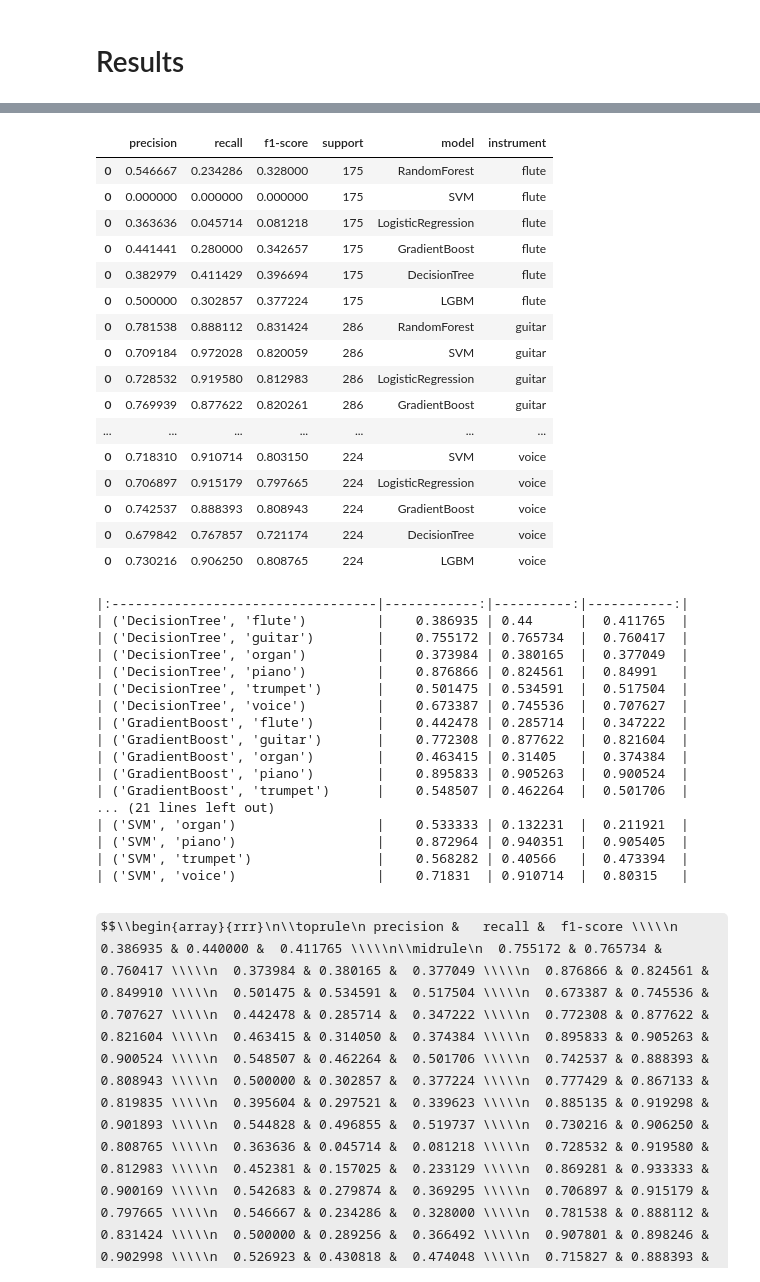
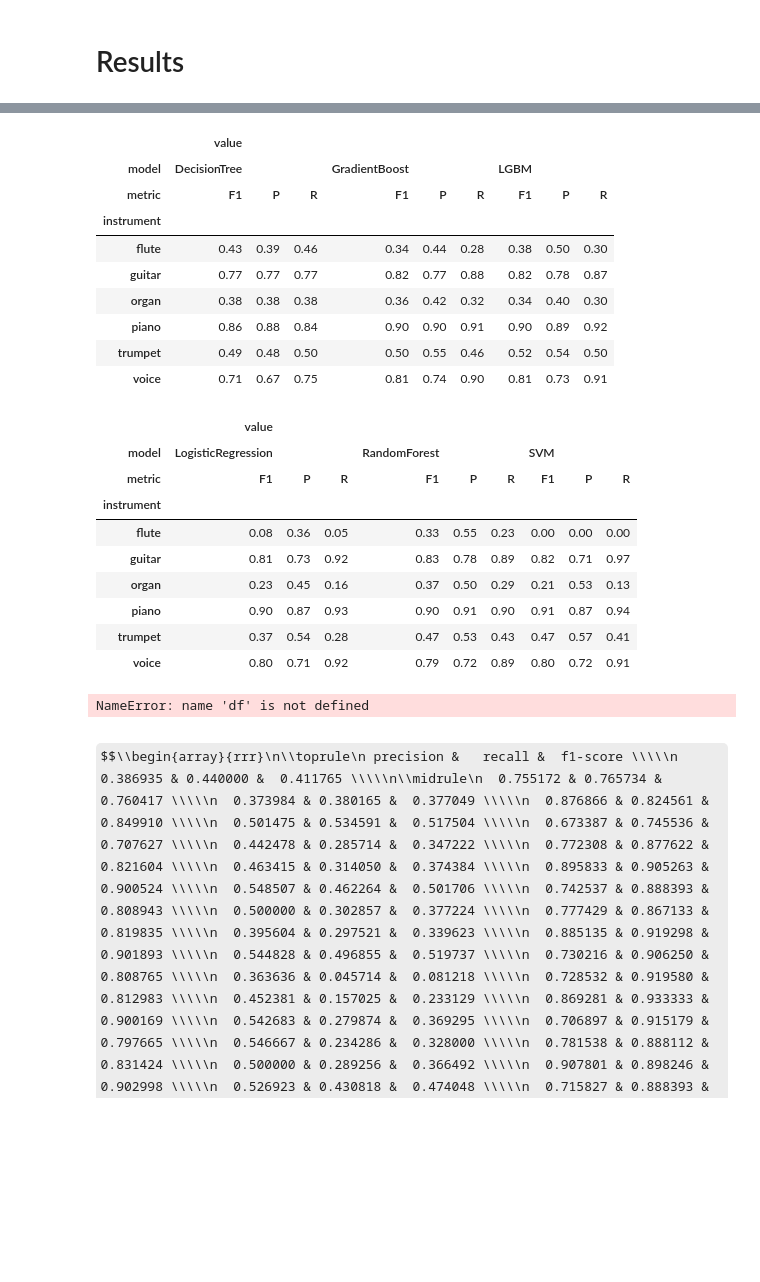
Before and after one commit to LinusOstlund/instrument-detection, a Jupyter notebook: src/jeet-detection.ipynb, the cells around one changed output, grey strips where cells are left out. Drawn from its saved outputs; the diff is of its cells as text; code cells hidden in the pictures; some formulas as TeX source; blank space fills up the shorter version.

```diff
--- a/src/jeet-detection.ipynb
+++ b/src/jeet-detection.ipynb
@@ -454,41 +461,31 @@ df_pivot
-# %%
-df.groupby
-# %% [output]
-|  | precision | recall | f1-score | support | model | instrument |
-| 0 | 0.546667 | 0.234286 | 0.328000 | 175 | RandomForest | flute |
-| 0 | 0.000000 | 0.000000 | 0.000000 | 175 | SVM | flute |
-| 0 | 0.363636 | 0.045714 | 0.081218 | 175 | LogisticRegression | flute |
-| 0 | 0.441441 | 0.280000 | 0.342657 | 175 | GradientBoost | flute |
-| 0 | 0.382979 | 0.411429 | 0.396694 | 175 | DecisionTree | flute |
-| 0 | 0.500000 | 0.302857 | 0.377224 | 175 | LGBM | flute |
-| 0 | 0.781538 | 0.888112 | 0.831424 | 286 | RandomForest | guitar |
-| 0 | 0.709184 | 0.972028 | 0.820059 | 286 | SVM | guitar |
-| 0 | 0.728532 | 0.919580 | 0.812983 | 286 | LogisticRegression | guitar |
-| 0 | 0.769939 | 0.877622 | 0.820261 | 286 | GradientBoost | guitar |
-| ... | ... | ... | ... | ... | ... | ... |
-| 0 | 0.718310 | 0.910714 | 0.803150 | 224 | SVM | voice |
-| 0 | 0.706897 | 0.915179 | 0.797665 | 224 | LogisticRegression | voice |
-| 0 | 0.742537 | 0.888393 | 0.808943 | 224 | GradientBoost | voice |
-| 0 | 0.679842 | 0.767857 | 0.721174 | 224 | DecisionTree | voice |
-| 0 | 0.730216 | 0.906250 | 0.808765 | 224 | LGBM | voice |
+# %%
+df_pivot[df_pivot.columns[0:9]].style.format("{:.2f}").background_gradient(cmap='OrRd')
+# %% [output]
+|  | value |  |  |  |  |  |  |  |  |
+| model | DecisionTree |  |  | GradientBoost |  |  | LGBM |  |  |
+| metric | F1 | P | R | F1 | P | R | F1 | P | R |
+| instrument |  |  |  |  |  |  |  |  |  |
+| flute | 0.43 | 0.39 | 0.46 | 0.34 | 0.44 | 0.28 | 0.38 | 0.50 | 0.30 |
+| guitar | 0.77 | 0.77 | 0.77 | 0.82 | 0.77 | 0.88 | 0.82 | 0.78 | 0.87 |
+| organ | 0.38 | 0.38 | 0.38 | 0.36 | 0.42 | 0.32 | 0.34 | 0.40 | 0.30 |
+| piano | 0.86 | 0.88 | 0.84 | 0.90 | 0.90 | 0.91 | 0.90 | 0.89 | 0.92 |
+| trumpet | 0.49 | 0.48 | 0.50 | 0.50 | 0.55 | 0.46 | 0.52 | 0.54 | 0.50 |
+| voice | 0.71 | 0.67 | 0.75 | 0.81 | 0.74 | 0.90 | 0.81 | 0.73 | 0.91 |
+# %%
+df_pivot[df_pivot.columns[9:18]].style.format("{:.2f}").background_gradient(cmap='OrRd') #[['F1', 'P', 'R']]
+# %% [output]
+|  | value |  |  |  |  |  |  |  |  |
+| model | LogisticRegression |  |  | RandomForest |  |  | SVM |  |  |
+| metric | F1 | P | R | F1 | P | R | F1 | P | R |
+| instrument |  |  |  |  |  |  |  |  |  |
+| flute | 0.08 | 0.36 | 0.05 | 0.33 | 0.55 | 0.23 | 0.00 | 0.00 | 0.00 |
+| guitar | 0.81 | 0.73 | 0.92 | 0.83 | 0.78 | 0.89 | 0.82 | 0.71 | 0.97 |
+| organ | 0.23 | 0.45 | 0.16 | 0.37 | 0.50 | 0.29 | 0.21 | 0.53 | 0.13 |
+| piano | 0.90 | 0.87 | 0.93 | 0.90 | 0.91 | 0.90 | 0.91 | 0.87 | 0.94 |
+| trumpet | 0.37 | 0.54 | 0.28 | 0.47 | 0.53 | 0.43 | 0.47 | 0.57 | 0.41 |
+| voice | 0.80 | 0.71 | 0.92 | 0.79 | 0.72 | 0.89 | 0.80 | 0.72 | 0.91 |
 # %%
-df_tex = df.groupby(['model', 'instrument']).mean().to_latex(float_format="%.2f", multicolumn=True, multirow=True)
+#df_tex = df.groupby(['model', 'instrument']).mean().to_latex(float_format="%.2f", multicolumn=True, multirow=True)
 # %% [output]
-|:----------------------------------|------------:|----------:|-----------:|
-| ('DecisionTree', 'flute')         |    0.386935 | 0.44      |  0.411765  |
-| ('DecisionTree', 'guitar')        |    0.755172 | 0.765734  |  0.760417  |
-| ('DecisionTree', 'organ')         |    0.373984 | 0.380165  |  0.377049  |
-| ('DecisionTree', 'piano')         |    0.876866 | 0.824561  |  0.84991   |
-| ('DecisionTree', 'trumpet')       |    0.501475 | 0.534591  |  0.517504  |
-| ('DecisionTree', 'voice')         |    0.673387 | 0.745536  |  0.707627  |
-| ('GradientBoost', 'flute')        |    0.442478 | 0.285714  |  0.347222  |
-| ('GradientBoost', 'guitar')       |    0.772308 | 0.877622  |  0.821604  |
-| ('GradientBoost', 'organ')        |    0.463415 | 0.31405   |  0.374384  |
-| ('GradientBoost', 'piano')        |    0.895833 | 0.905263  |  0.900524  |
-| ('GradientBoost', 'trumpet')      |    0.548507 | 0.462264  |  0.501706  |
-... (21 lines left out)
-| ('SVM', 'organ')                  |    0.533333 | 0.132231  |  0.211921  |
-| ('SVM', 'piano')                  |    0.872964 | 0.940351  |  0.905405  |
-| ('SVM', 'trumpet')                |    0.568282 | 0.40566   |  0.473394  |
-| ('SVM', 'voice')                  |    0.71831  | 0.910714  |  0.80315   |
+NameError: name 'df' is not defined
 # %% [markdown]
```
Also changed, not shown: parts of 5 cells of this notebook.
